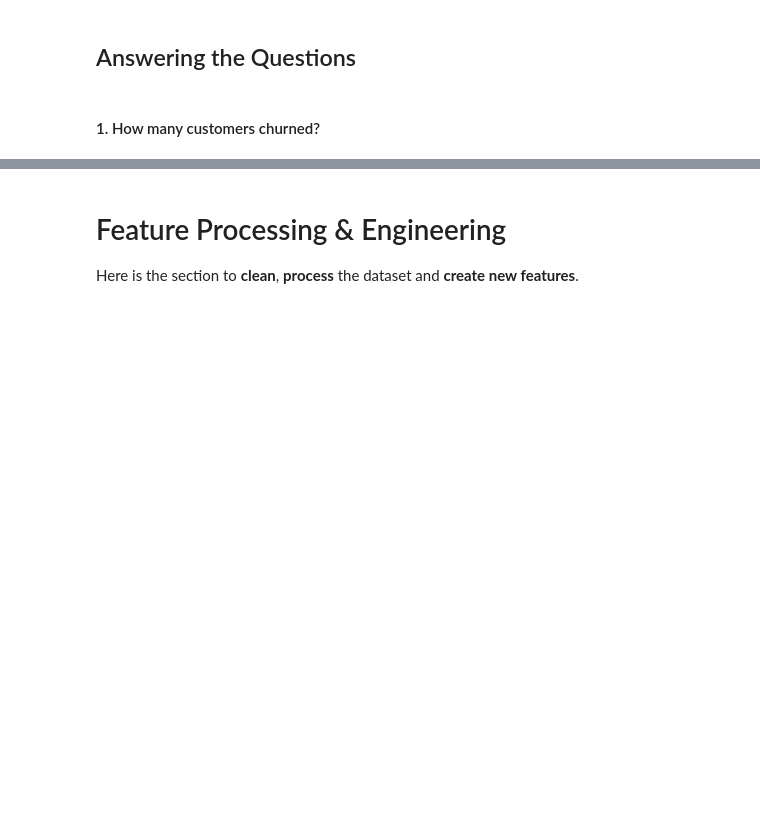
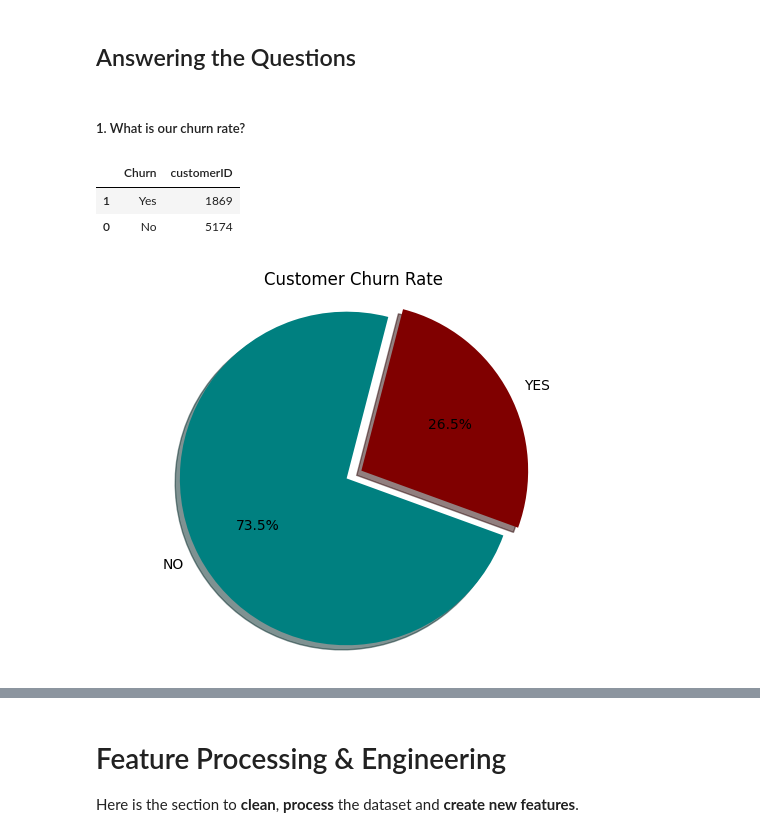
Before and after one commit to Gilbert-B/Predicting-Customer-Churn, a Jupyter notebook: Data/Predicting_Customer_Churn.ipynb, the cells around one changed output, grey strips where cells are left out. Drawn from its saved outputs; the diff is of its cells as text; code cells hidden in the pictures; blank space fills up the shorter version.

```diff
--- a/Data/Predicting_Customer_Churn.ipynb
+++ b/Data/Predicting_Customer_Churn.ipynb
@@ -157,5 +163,25 @@ Null Hypothesis : The longer a customer's tenure , the lesser the likelihood tha
 Alternate Hypothesis: A customers tenure does not determine the likelihood of a churn
 # %% [markdown]
 ## Answering the Questions
-# %% [markdown]
-#### 1. How many customers churned?
+# %% [markdown]
+##### 1. What is our churn rate?
+# %%
+data1= data.groupby(['Churn'])['customerID'].count().reset_index()
+data1.sort_values(['customerID'], ascending = True, inplace=True)
+data1
+# %% [output]
+|  | Churn | customerID |
+| 1 | Yes | 1869 |
+| 0 | No | 5174 |
+# %%
+
+my_data = [1869, 5174]
+my_labels = 'YES', 'NO'
+my_colors = ['maroon', 'teal']
+my_explode = (0, 0.1)
+plt.pie(my_data, labels=my_labels,autopct='%1.1f%%', startangle=-20, shadow=True, colors=my_colors, explode=my_explode)
+plt.title('Customer Churn Rate')
+plt.axis('equal')
+plt.show()
+# %% [output]
+[figure, added]
```
Also changed, not shown: parts of 21 cells of this notebook.
